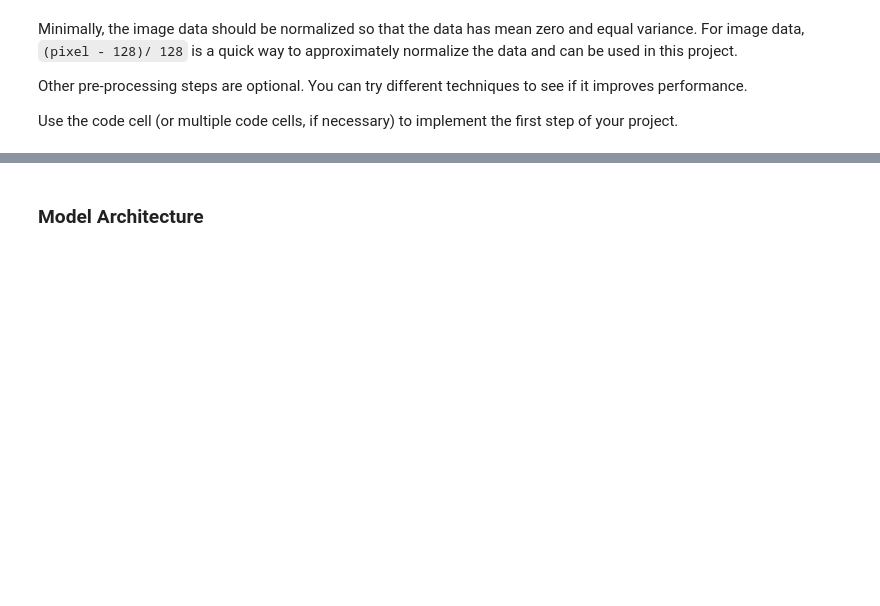
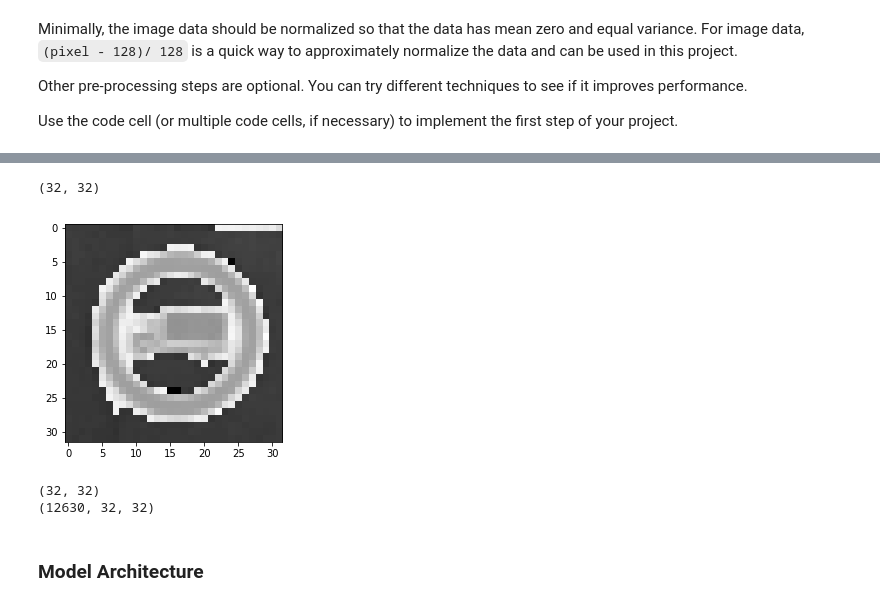
Before and after one commit to clockworks/nd-carnd-traffic-sign-classifier-p2, a Jupyter notebook: Traffic_Sign_Classifier.ipynb, the cells around one changed output, grey strips where cells are left out. Saved outputs shown, nothing was run; the diff lists cells and outputs as text; code cells hidden in the pictures; blank space fills up the shorter version.

```diff
--- a/Traffic_Sign_Classifier.ipynb
+++ b/Traffic_Sign_Classifier.ipynb
@@ -148,0 +182,25 @@ Use the code cell (or multiple code cells, if necessary) to implement the first
+# %%
+def convert_to_grayscale(images):
+    result = []
+
+    for image in images:
+        gray_image = color.rgb2gray(image)
+        result.append(gray_image)
+
+    return result
+# %%
+
+X_train_gray_images = convert_to_grayscale(X_train_normalized_images)
+X_test_gray_images  = convert_to_grayscale(X_test_normalized_images)
+X_valid_gray_images = convert_to_grayscale(X_valid_normalized_images)
+#y_train_gray_images = convert_to_grayscale(y_train_normalized_images)
+#y_test_gray_images  = convert_to_grayscale(y_test_normalized_images)
+#y_valid_gray_images = convert_to_grayscale(y_valid_normalized_images)
+
+print(X_train_gray_images[0].shape)
+
+plt.imshow(X_train_gray_images[0], cmap = 'gray')
+plt.show()
+# %% [output]
+(32, 32)
+[figure, added]
@@ -148,0 +216,6 @@ Use the code cell (or multiple code cells, if necessary) to implement the first
+# %%
+print(X_train_data[0].shape)
+print(X_train_data.shape)
+# %% [output]
+(32, 32)
+(12630, 32, 32)
```
Also changed, not shown: parts of 17 cells of this notebook, 2 other files.
